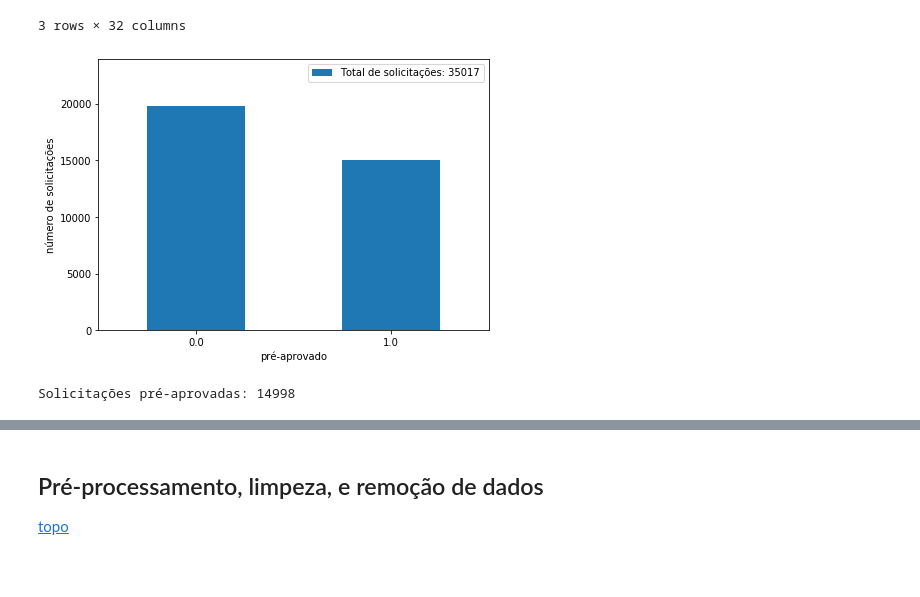
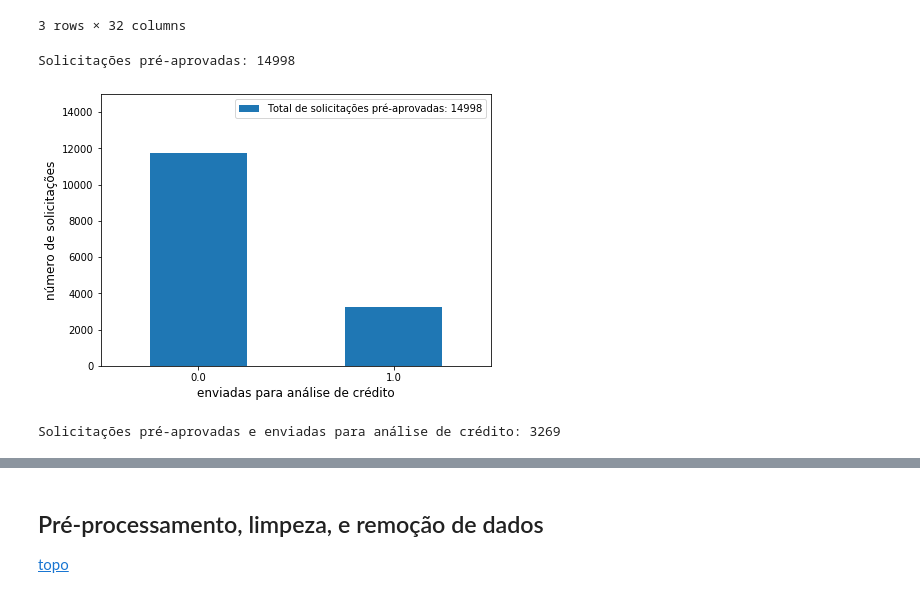
Before and after one commit to jruizvar/creditas, a Jupyter notebook: notebook/modelo_de_credito.ipynb, the cells around one changed output, grey strips where cells are left out. Saved outputs shown, nothing was run; the diff lists cells and outputs as text; code cells hidden in the pictures; blank space fills up the shorter version.

```diff
--- a/notebook/modelo_de_credito.ipynb
+++ b/notebook/modelo_de_credito.ipynb
@@ -55,20 +54,26 @@ dataset.head(3)
 | 1 | 173466 | 50.0 | 3500.0 | 40000.0 | 23936.0 | Muriaé | MG | NaN | ... |
 | 2 | 173465 | 31.0 | 2600.0 | 18000.0 | 5000.0 | Araxá | MG | 10000.0 | ... |
 3 rows × 32 columns
+# %%
+pre_aprovados = dataset.pre_approved.value_counts()
+
+print('Solicitações pré-aprovadas:', pre_aprovados[1])
+# %% [output]
+Solicitações pré-aprovadas: 14998
 # %%
-pre_aprovados = dataset.pre_approved.value_counts()
+enviadas = dataset[dataset.pre_approved==1.0]['sent_to_analysis'].value_counts()
 
-label = f'Total de solicitações: {dataset.shape[0]}'
+label = f'Total de solicitações pré-aprovadas: {pre_aprovados[1]}'
 
-pre_aprovados.plot.bar(rot=0, figsize=(7, 5), label=label)
+enviadas.plot.bar(rot=0, figsize=(7, 5), label=label)
 
-plt.ylabel('número de solicitações')
-plt.xlabel('pré-aprovado')
-plt.ylim(0, 24e3)
+plt.ylabel('número de solicitações', fontsize='large')
+plt.xlabel('enviadas para análise de crédito', fontsize='large')
+plt.ylim(0, 15e3)
 plt.legend();
 # %% [output]
-[figure, old version]
+[figure, new version]
 # %%
-print('Solicitações pré-aprovadas:', pre_aprovados[1])
+print('Solicitações pré-aprovadas e enviadas para análise de crédito:', enviadas[1])
 # %% [output]
-Solicitações pré-aprovadas: 14998
+Solicitações pré-aprovadas e enviadas para análise de crédito: 3269
```
Also changed, not shown: parts of 26 cells of this notebook, 7 other files.
